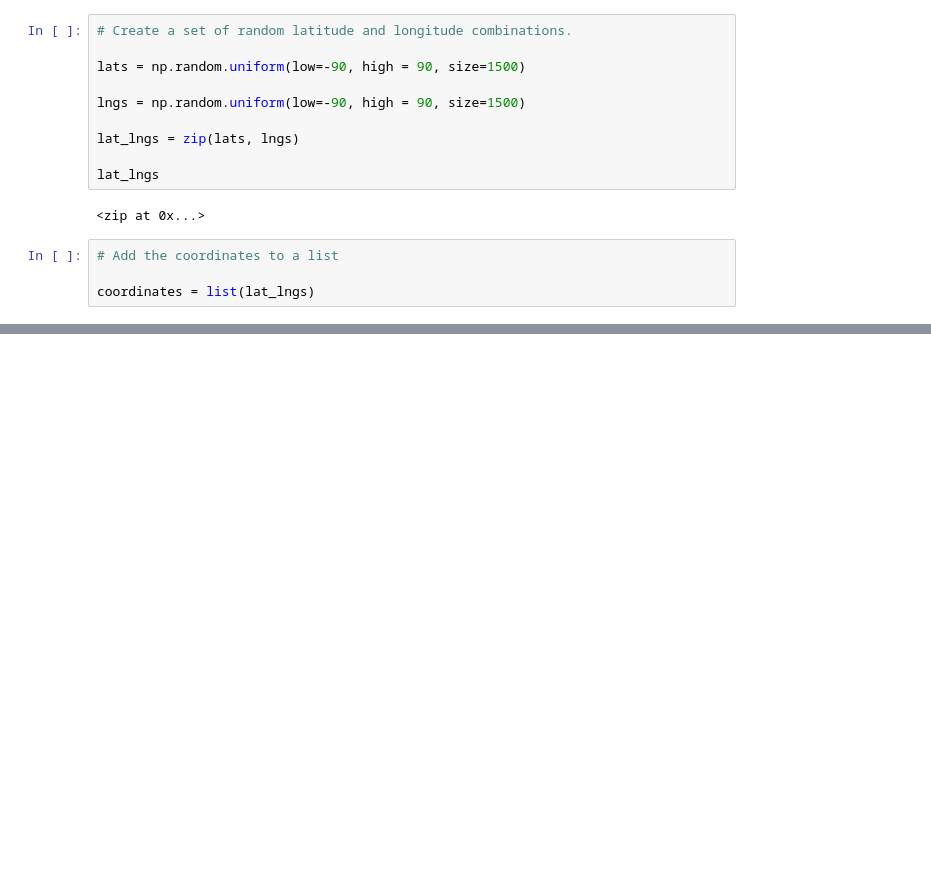
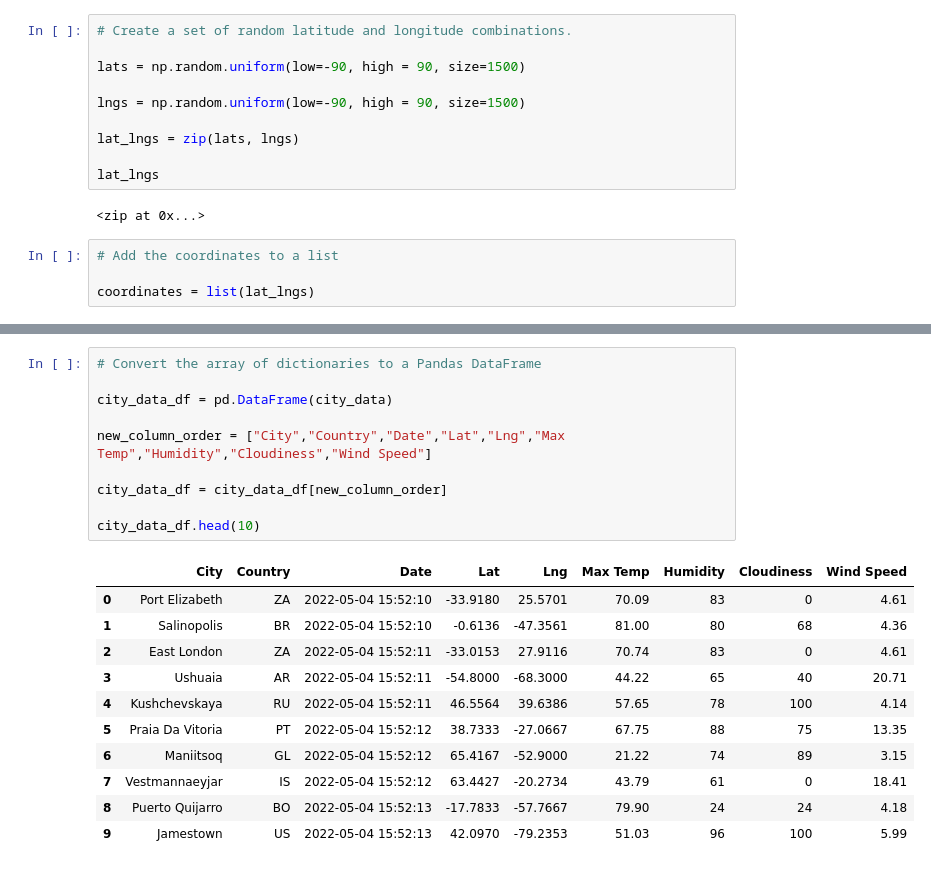
Before and after one commit to marcelineackerman/world-weather-analysis, a Jupyter notebook: WeatherPy.ipynb, the cells around one changed output, grey strips where cells are left out. Saved outputs shown, nothing was run; the diff lists cells and outputs as text; blank space fills up the shorter version.

```diff
--- a/WeatherPy.ipynb
+++ b/WeatherPy.ipynb
@@ -153,0 +154,22 @@ Data Retrieval Complete
+# %%
+# Convert the array of dictionaries to a Pandas DataFrame
+
+city_data_df = pd.DataFrame(city_data)
+
+new_column_order = ["City","Country","Date","Lat","Lng","Max Temp","Humidity","Cloudiness","Wind Speed"]
+
+city_data_df = city_data_df[new_column_order]
+
+city_data_df.head(10)
+# %% [output]
+|  | City | Country | Date | Lat | Lng | Max Temp | Humidity | Cloudiness | Wind Speed |
+| 0 | Port Elizabeth | ZA | 2022-05-04 15:52:10 | -33.9180 | 25.5701 | 70.09 | 83 | 0 | 4.61 |
+| 1 | Salinopolis | BR | 2022-05-04 15:52:10 | -0.6136 | -47.3561 | 81.00 | 80 | 68 | 4.36 |
+| 2 | East London | ZA | 2022-05-04 15:52:11 | -33.0153 | 27.9116 | 70.74 | 83 | 0 | 4.61 |
+| 3 | Ushuaia | AR | 2022-05-04 15:52:11 | -54.8000 | -68.3000 | 44.22 | 65 | 40 | 20.71 |
+| 4 | Kushchevskaya | RU | 2022-05-04 15:52:11 | 46.5564 | 39.6386 | 57.65 | 78 | 100 | 4.14 |
+| 5 | Praia Da Vitoria | PT | 2022-05-04 15:52:12 | 38.7333 | -27.0667 | 67.75 | 88 | 75 | 13.35 |
+| 6 | Maniitsoq | GL | 2022-05-04 15:52:12 | 65.4167 | -52.9000 | 21.22 | 74 | 89 | 3.15 |
+| 7 | Vestmannaeyjar | IS | 2022-05-04 15:52:12 | 63.4427 | -20.2734 | 43.79 | 61 | 0 | 18.41 |
+| 8 | Puerto Quijarro | BO | 2022-05-04 15:52:13 | -17.7833 | -57.7667 | 79.90 | 24 | 24 | 4.18 |
+| 9 | Jamestown | US | 2022-05-04 15:52:13 | 42.0970 | -79.2353 | 51.03 | 96 | 100 | 5.99 |
```
Also changed, not shown: parts of 7 cells of this notebook, 2 other files.
